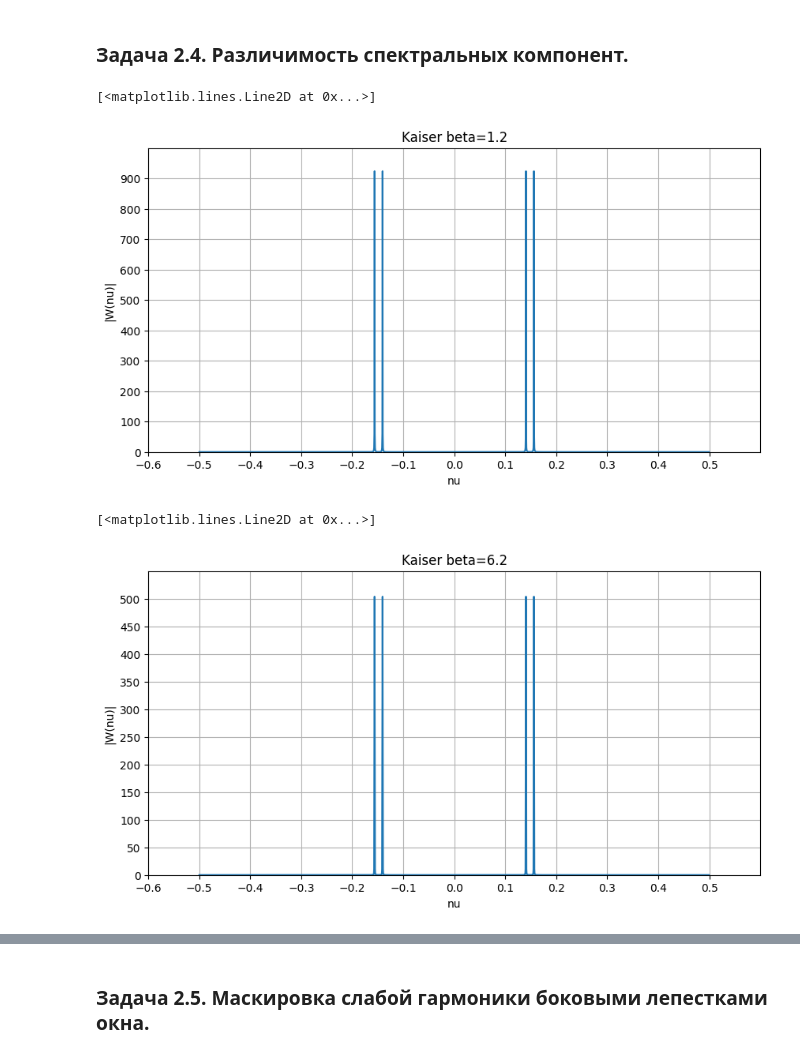
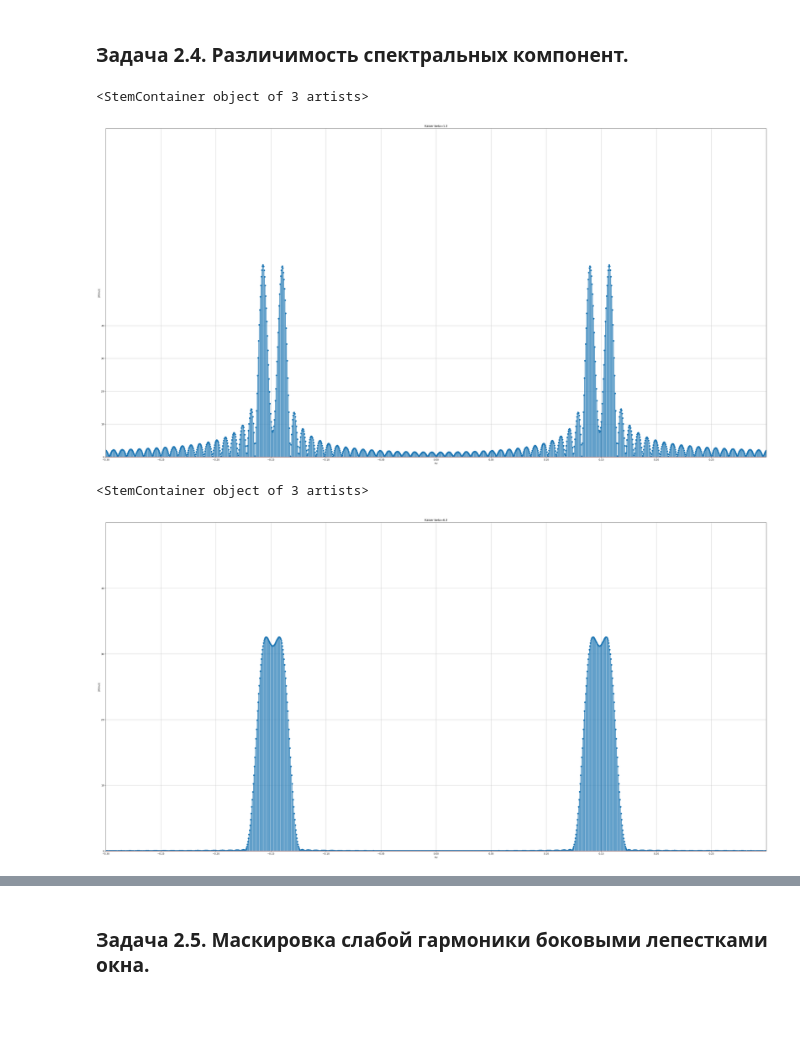
Before and after one commit to RustamSubkhankulov/radiophys, a Jupyter notebook: lab2.ipynb, the cells around one changed output, grey strips where cells are left out. Cells and saved outputs as stored; diff of their text form; code cells hidden in the pictures; blank space fills up the shorter version.

```diff
--- a/lab2.ipynb
+++ b/lab2.ipynb
@@ -375,67 +376,68 @@ np.seterr(all="warn")
 n0 = 18
 beta0 = 1.2
 beta1 = 6.2
+N = 128
 M = 2048
 
-x_k = np.zeros(M)
-for k in range(M):
+x_k = np.zeros(N)
+for k in range(N):
     x_k[k] = np.cos(2 * np.pi * n0 * k / 128) + np.cos(2 * np.pi * (n0 + 2) * k / 128)
 # %%
 # Kaiser beta0
 
-window = scp.signal.windows.kaiser(M, beta0)
-y_k = np.zeros(M)
-for i in range(M):
+window = scp.signal.windows.kaiser(N, beta0)
+y_k = np.zeros(N)
+for i in range(N):
     y_k[i] = x_k[i] * window[i]
 
-dft_y_k = np.fft.fftshift(np.fft.fft(y_k))
+dft_y_k = np.fft.fftshift(np.fft.fft(y_k, M))
 nu = np.arange(M) / M - 0.5
 
-plt.figure(figsize=[10,5])
+plt.figure(figsize=[50,25])
 
-plt.xlim(-0.6, +0.6)
-plt.xticks(np.arange(-0.6, +0.6, 0.1))
+plt.xlim(-0.3, +0.3)
+plt.xticks(np.arange(-0.3, +0.3, 0.05))
 
-plt.ylim(0, 1000)
-plt.yticks(np.arange(0, 1000, 100))
+plt.ylim(0, 100)
+plt.yticks(np.arange(0, 50, 10))
 
 plt.grid()
 plt.title(f"Kaiser beta={beta0}")
 plt.xlabel('nu')
 plt.ylabel('|W(nu)|')
 
-plt.plot(nu, np.abs(dft_y_k))
+plt.stem(nu, np.abs(dft_y_k))
 # %% [output]
-[<matplotlib.lines.Line2D at 0x...>]
+<StemContainer object of 3 artists>
-[figure, old version]
+[figure, new version]
 # %%
 # Kaiser beta1
 
-window = scp.signal.windows.kaiser(M, beta1)
-y_k = np.zeros(M)
-for i in range(M):
+window = scp.signal.windows.kaiser(N, beta1)
+y_k = np.zeros(N)
+for i in range(N):
     y_k[i] = x_k[i] * window[i]
 
-dft_y_k = np.fft.fftshift(np.fft.fft(y_k))
+dft_y_k = np.fft.fftshift(np.fft.fft(y_k, M))
 nu = np.arange(M) / M - 0.5
 
-plt.figure(figsize=[10,5])
+plt.figure(figsize=[50,25])
 
-plt.xlim(-0.6, +0.6)
-plt.xticks(np.arange(-0.6, +0.6, 0.1))
+plt.xlim(-0.3, +0.3)
+plt.xticks(np.arange(-0.3, +0.3, 0.05))
 
-plt.ylim(0, 550)
-plt.yticks(np.arange(0, 550, 50))
+plt.ylim(0, 50)
+plt.yticks(np.arange(0, 50, 10))
 
 plt.grid()
 plt.title(f"Kaiser beta={beta1}")
 plt.xlabel('nu')
 plt.ylabel('|W(nu)|')
 
-plt.plot(nu, np.abs(dft_y_k))
+plt.stem(nu, np.abs(dft_y_k))
 # %% [output]
-[<matplotlib.lines.Line2D at 0x...>]
+<StemContainer object of 3 artists>
-[figure, old version]
+[figure, new version]
 # %%
 # Blackman
 
```
Also changed, not shown: parts of 11 cells of this notebook.
